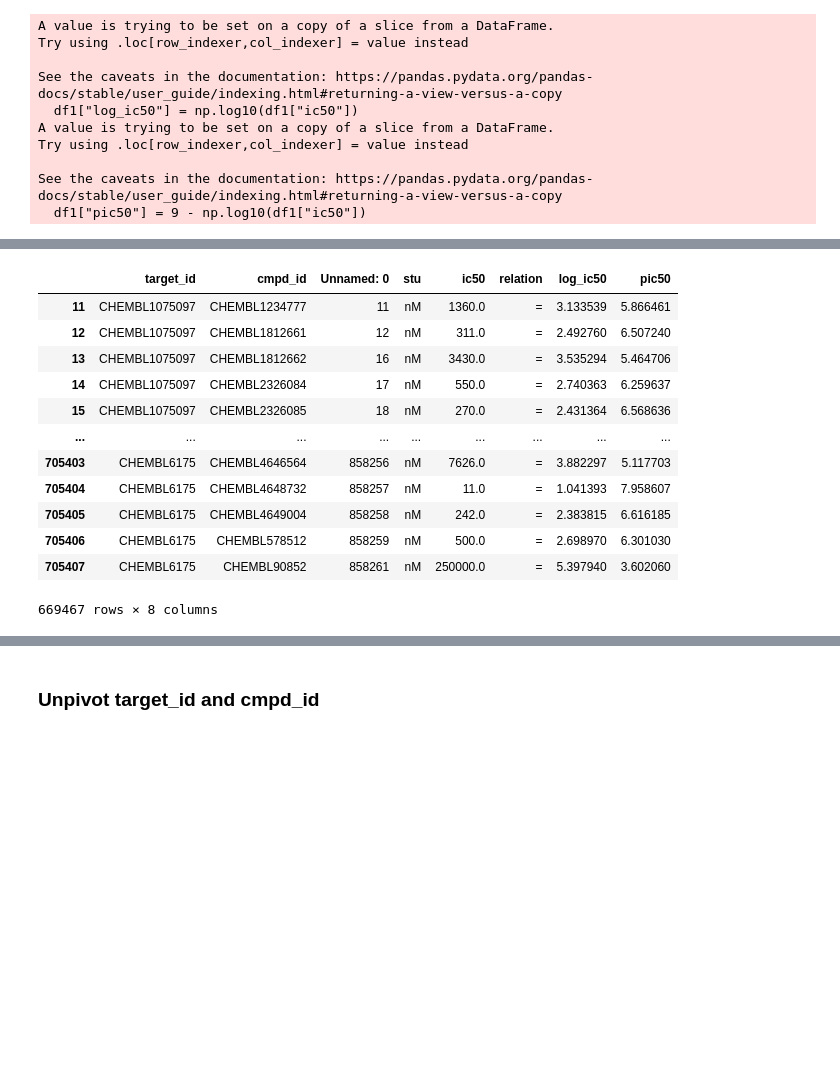
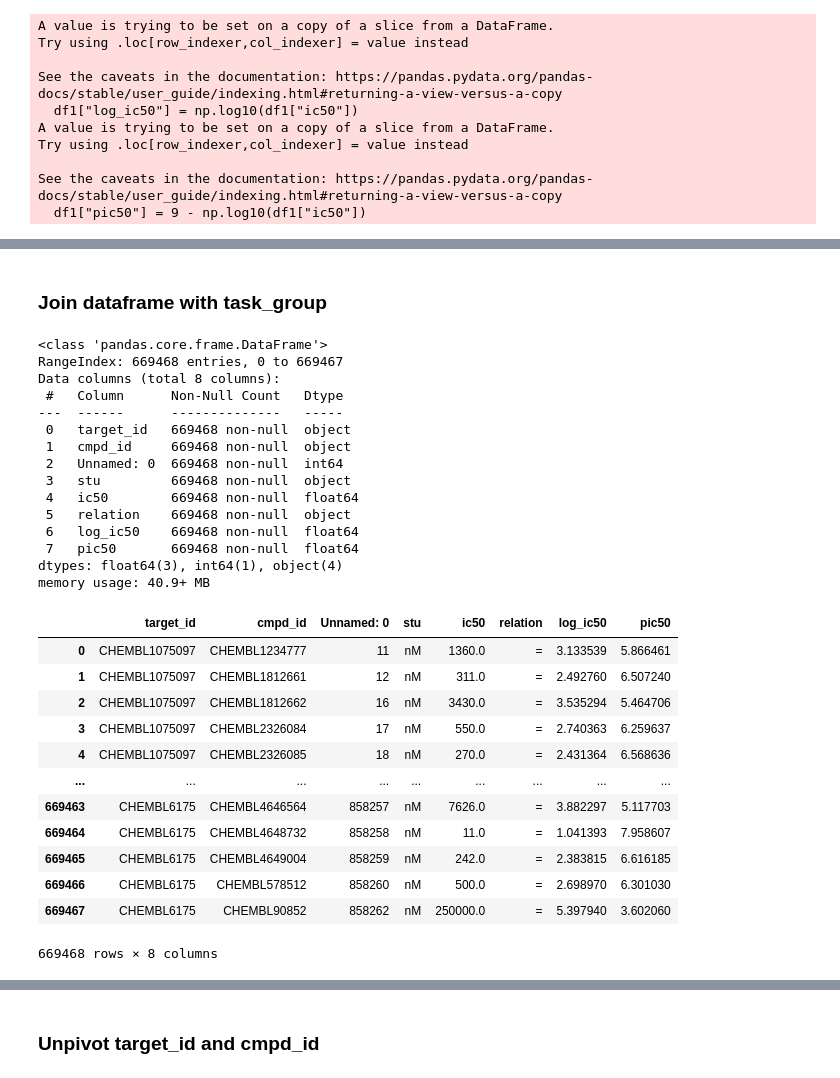
Before and after one commit to kbardool/Chembl-pipeline, a Jupyter notebook: 10_create_dataset.ipynb, the cells around one changed output, grey strips where cells are left out. Cells and saved outputs as stored; diff of their text form; code cells hidden in the pictures; blank space fills up the shorter version.

```diff
--- a/10_create_dataset.ipynb
+++ b/10_create_dataset.ipynb
@@ -183,16 +586,4 @@ See the caveats in the documentation: https://pandas.pydata.org/pandas-docs/stab
 # %%
-df1
+df1.to_csv("Step10/5_target_with_log_info.csv", index = False )
-# %% [output]
-|  | target_id | cmpd_id | Unnamed: 0 | stu | ic50 | relation | log_ic50 | pic50 |
-| 11 | CHEMBL1075097 | CHEMBL1234777 | 11 | nM | 1360.0 | = | 3.133539 | 5.866461 |
-| 12 | CHEMBL1075097 | CHEMBL1812661 | 12 | nM | 311.0 | = | 2.492760 | 6.507240 |
-| 13 | CHEMBL1075097 | CHEMBL1812662 | 16 | nM | 3430.0 | = | 3.535294 | 5.464706 |
-| 14 | CHEMBL1075097 | CHEMBL2326084 | 17 | nM | 550.0 | = | 2.740363 | 6.259637 |
-| 15 | CHEMBL1075097 | CHEMBL2326085 | 18 | nM | 270.0 | = | 2.431364 | 6.568636 |
-| ... | ... | ... | ... | ... | ... | ... | ... | ... |
-| 705403 | CHEMBL6175 | CHEMBL4646564 | 858256 | nM | 7626.0 | = | 3.882297 | 5.117703 |
-| 705404 | CHEMBL6175 | CHEMBL4648732 | 858257 | nM | 11.0 | = | 1.041393 | 7.958607 |
-| 705405 | CHEMBL6175 | CHEMBL4649004 | 858258 | nM | 242.0 | = | 2.383815 | 6.616185 |
-| 705406 | CHEMBL6175 | CHEMBL578512 | 858259 | nM | 500.0 | = | 2.698970 | 6.301030 |
-| 705407 | CHEMBL6175 | CHEMBL90852 | 858261 | nM | 250000.0 | = | 5.397940 | 3.602060 |
-669467 rows × 8 columns
+# %% [markdown]
+### Join dataframe with task_group
@@ -198,0 +595,33 @@ df1
+# %%
+df1 = pd.read_csv("Step10/5_target_with_log_info.csv")
+df1.info()
+df1
+# %% [output]
+<class 'pandas.core.frame.DataFrame'>
+RangeIndex: 669468 entries, 0 to 669467
+Data columns (total 8 columns):
+ #   Column      Non-Null Count   Dtype
+---  ------      --------------   -----
+ 0   target_id   669468 non-null  object
+ 1   cmpd_id     669468 non-null  object
+ 2   Unnamed: 0  669468 non-null  int64
+ 3   stu         669468 non-null  object
+ 4   ic50        669468 non-null  float64
+ 5   relation    669468 non-null  object
+ 6   log_ic50    669468 non-null  float64
+ 7   pic50       669468 non-null  float64
+dtypes: float64(3), int64(1), object(4)
+memory usage: 40.9+ MB
+|  | target_id | cmpd_id | Unnamed: 0 | stu | ic50 | relation | log_ic50 | pic50 |
+| 0 | CHEMBL1075097 | CHEMBL1234777 | 11 | nM | 1360.0 | = | 3.133539 | 5.866461 |
+| 1 | CHEMBL1075097 | CHEMBL1812661 | 12 | nM | 311.0 | = | 2.492760 | 6.507240 |
+| 2 | CHEMBL1075097 | CHEMBL1812662 | 16 | nM | 3430.0 | = | 3.535294 | 5.464706 |
+| 3 | CHEMBL1075097 | CHEMBL2326084 | 17 | nM | 550.0 | = | 2.740363 | 6.259637 |
+| 4 | CHEMBL1075097 | CHEMBL2326085 | 18 | nM | 270.0 | = | 2.431364 | 6.568636 |
+| ... | ... | ... | ... | ... | ... | ... | ... | ... |
+| 669463 | CHEMBL6175 | CHEMBL4646564 | 858257 | nM | 7626.0 | = | 3.882297 | 5.117703 |
+| 669464 | CHEMBL6175 | CHEMBL4648732 | 858258 | nM | 11.0 | = | 1.041393 | 7.958607 |
+| 669465 | CHEMBL6175 | CHEMBL4649004 | 858259 | nM | 242.0 | = | 2.383815 | 6.616185 |
+| 669466 | CHEMBL6175 | CHEMBL578512 | 858260 | nM | 500.0 | = | 2.698970 | 6.301030 |
+| 669467 | CHEMBL6175 | CHEMBL90852 | 858262 | nM | 250000.0 | = | 5.397940 | 3.602060 |
+669468 rows × 8 columns
```
Also changed, not shown: parts of 94 cells of this notebook, 7 other files.
